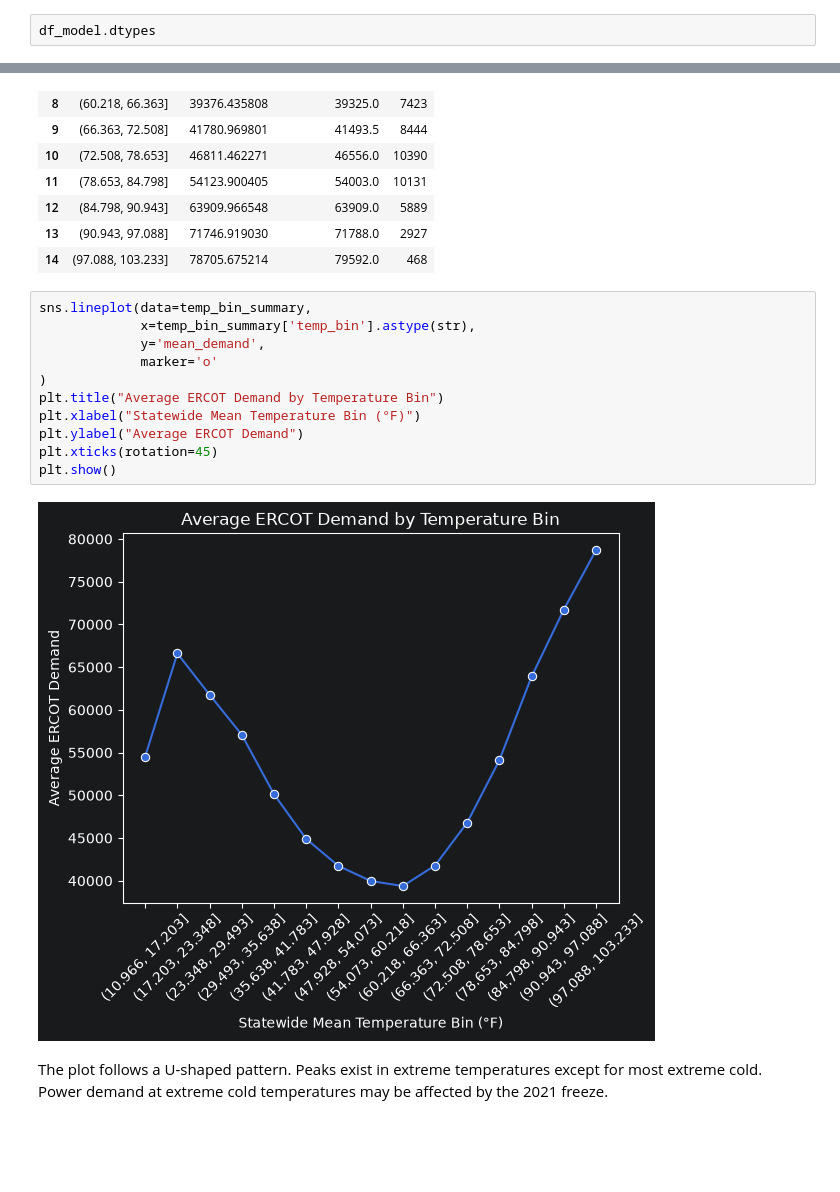
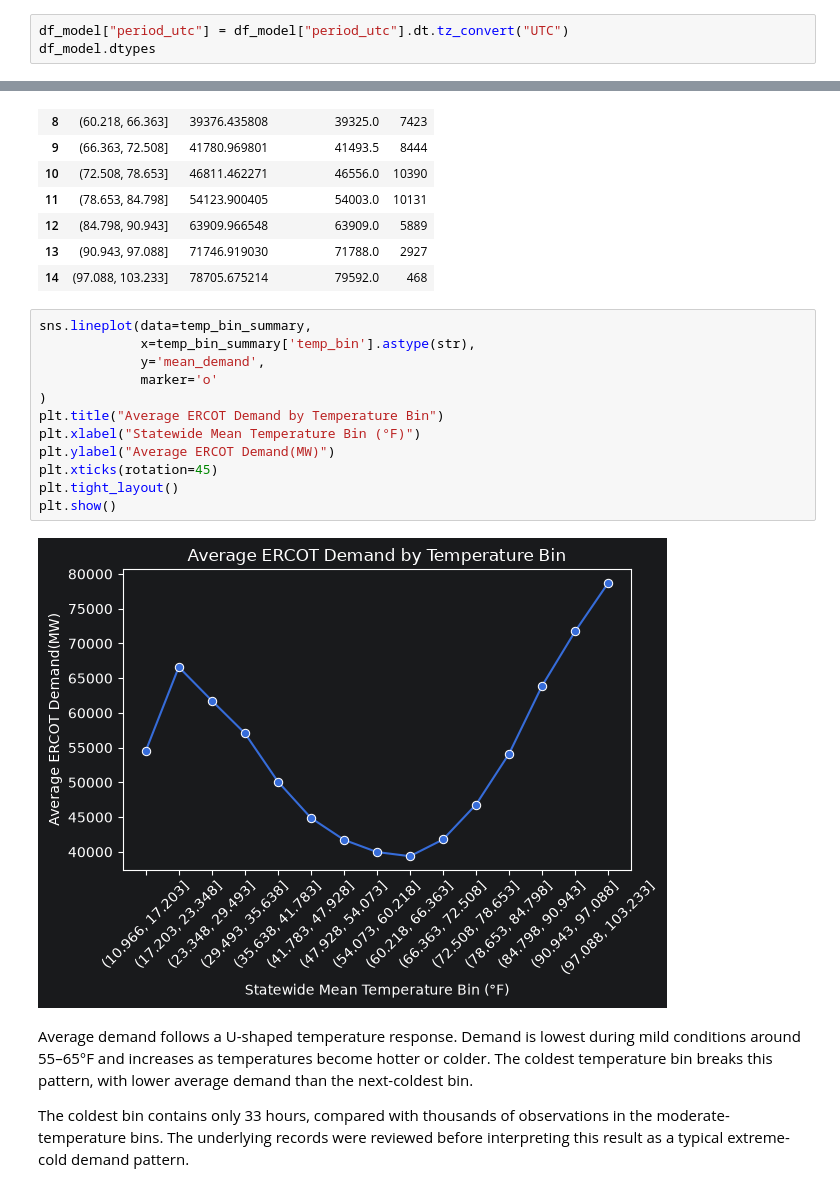
Before and after one commit to freemanchamjames/ercot-demand-forecasting, a Jupyter notebook: notebooks/02_ERCOT_weather_pull_EDA.ipynb, the cells around one changed output, grey strips where cells are left out. Saved outputs shown, nothing was run; the diff lists cells and outputs as text; blank space fills up the shorter version.

Commit message:
Polish ERCOT forecasting notebooks

```diff
--- a/notebooks/02_ERCOT_weather_pull_EDA.ipynb
+++ b/notebooks/02_ERCOT_weather_pull_EDA.ipynb
@@ -568,3 +611,4 @@ dtype: int64
 # %%
+df_model["period_utc"] = df_model["period_utc"].dt.tz_convert("UTC")
 df_model.dtypes
 # %% [output]
@@ -877,15 +936,18 @@ temp_bin_summary
 # %%
 sns.lineplot(data=temp_bin_summary,
              x=temp_bin_summary['temp_bin'].astype(str),
              y='mean_demand',
              marker='o'
 )
 plt.title("Average ERCOT Demand by Temperature Bin")
 plt.xlabel("Statewide Mean Temperature Bin (°F)")
-plt.ylabel("Average ERCOT Demand")
+plt.ylabel("Average ERCOT Demand(MW)")
 plt.xticks(rotation=45)
+plt.tight_layout()
 plt.show()
 # %% [output]
-[figure, old version]
+[figure, new version]
 # %% [markdown]
-The plot follows a U-shaped pattern. Peaks exist in extreme temperatures except for most extreme cold. Power demand at extreme cold temperatures may be affected by the 2021 freeze.
+Average demand follows a U-shaped temperature response. Demand is lowest during mild conditions around 55–65°F and increases as temperatures become hotter or colder. The coldest temperature bin breaks this pattern, with lower average demand than the next-coldest bin.
+
+The coldest bin contains only 33 hours, compared with thousands of observations in the moderate-temperature bins. The underlying records were reviewed before interpreting this result as a typical extreme-cold demand pattern.
```
Also changed, not shown: parts of 55 cells of this notebook, 2 other files.
